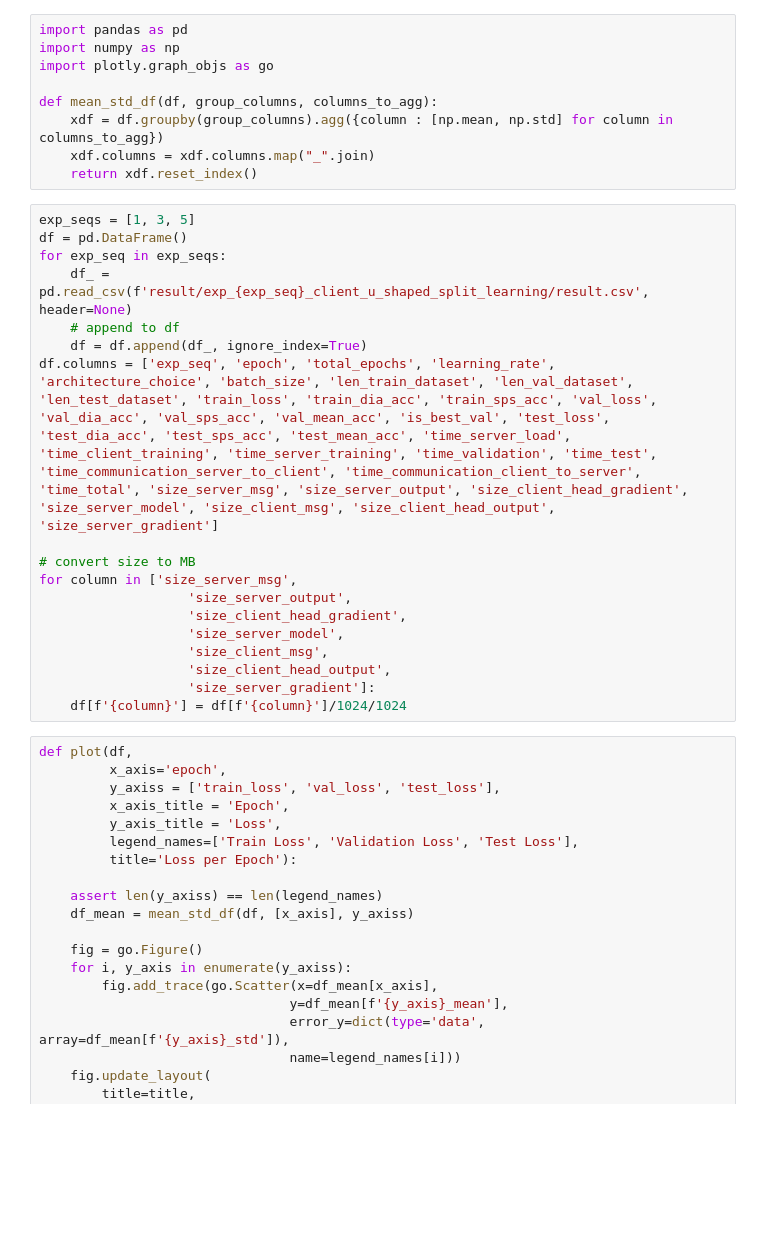
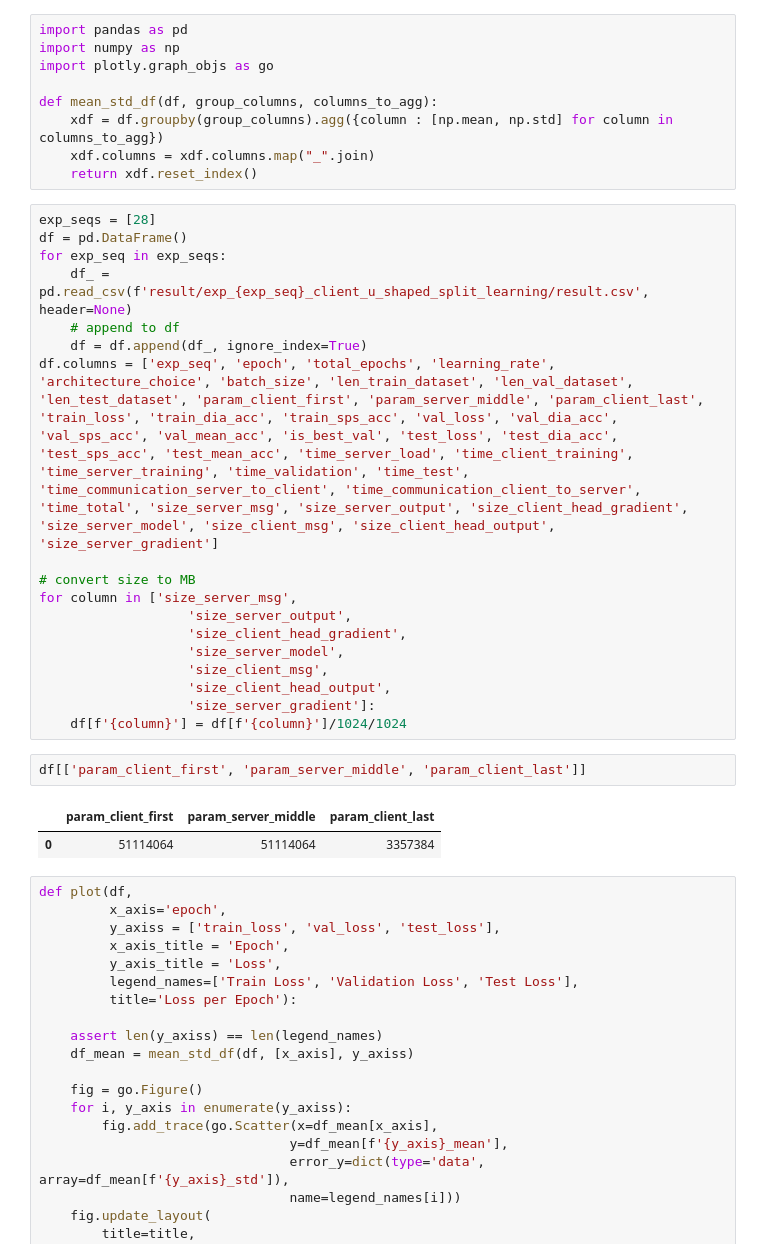
Before and after one commit to bishwamittra/scripts_multimodal, a Jupyter notebook: fusionnet_split_learning/read_output.ipynb, the cells around one changed output. Saved outputs shown, nothing was run; the diff lists cells and outputs as text; blank space fills up the shorter version.

Commit message:
diff architecture

```diff
--- a/fusionnet_split_learning/read_output.ipynb
+++ b/fusionnet_split_learning/read_output.ipynb
@@ -8,13 +8,13 @@ def mean_std_df(df, group_columns, columns_to_agg):
     xdf.columns = xdf.columns.map("_".join)
     return xdf.reset_index()
 # %%
-exp_seqs = [1, 3, 5]
+exp_seqs = [28]
 df = pd.DataFrame()
 for exp_seq in exp_seqs:
     df_ = pd.read_csv(f'result/exp_{exp_seq}_client_u_shaped_split_learning/result.csv', header=None)
     # append to df
     df = df.append(df_, ignore_index=True)
-df.columns = ['exp_seq', 'epoch', 'total_epochs', 'learning_rate', 'architecture_choice', 'batch_size', 'len_train_dataset', 'len_val_dataset', 'len_test_dataset', 'train_loss', 'train_dia_acc', 'train_sps_acc', 'val_loss', 'val_dia_acc', 'val_sps_acc', 'val_mean_acc', 'is_best_val', 'test_loss', 'test_dia_acc', 'test_sps_acc', 'test_mean_acc', 'time_server_load', 'time_client_training', 'time_server_training', 'time_validation', 'time_test', 'time_communication_server_to_client', 'time_communication_client_to_server', 'time_total', 'size_server_msg', 'size_server_output', 'size_client_head_gradient', 'size_server_model', 'size_client_msg', 'size_client_head_output', 'size_server_gradient']
+df.columns = ['exp_seq', 'epoch', 'total_epochs', 'learning_rate', 'architecture_choice', 'batch_size', 'len_train_dataset', 'len_val_dataset', 'len_test_dataset', 'param_client_first', 'param_server_middle', 'param_client_last', 'train_loss', 'train_dia_acc', 'train_sps_acc', 'val_loss', 'val_dia_acc', 'val_sps_acc', 'val_mean_acc', 'is_best_val', 'test_loss', 'test_dia_acc', 'test_sps_acc', 'test_mean_acc', 'time_server_load', 'time_client_training', 'time_server_training', 'time_validation', 'time_test', 'time_communication_server_to_client', 'time_communication_client_to_server', 'time_total', 'size_server_msg', 'size_server_output', 'size_client_head_gradient', 'size_server_model', 'size_client_msg', 'size_client_head_output', 'size_server_gradient']
 
 # convert size to MB
 for column in ['size_server_msg',
@@ -25,6 +25,11 @@ for column in ['size_server_msg',
                    'size_client_head_output',
                    'size_server_gradient']:
     df[f'{column}'] = df[f'{column}']/1024/1024
+# %%
+df[['param_client_first', 'param_server_middle', 'param_client_last']]
+# %% [output]
+|  | param_client_first | param_server_middle | param_client_last |
+| 0 | 51114064 | 51114064 | 3357384 |
 # %%
 def plot(df,
          x_axis='epoch',
```
Also changed, not shown: 4 other files.
